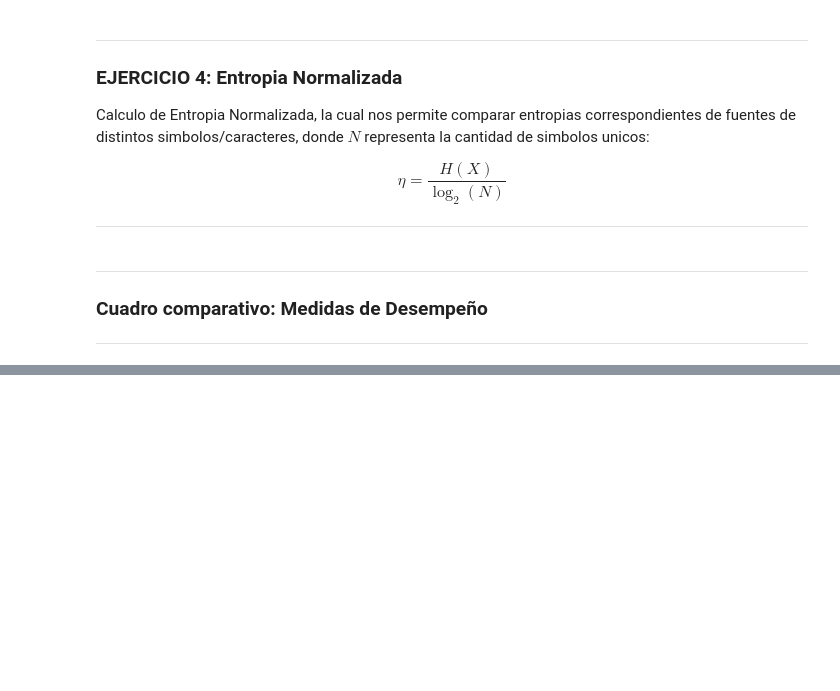
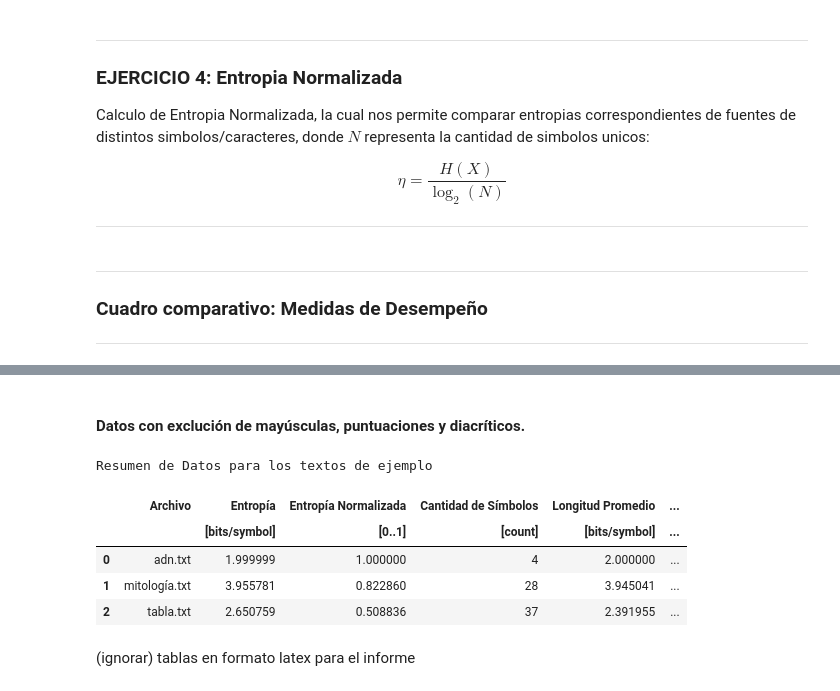
Before and after one commit to agus-pereyra/tp2-inferencia-y-estimacion, a Jupyter notebook: source/main.ipynb, the cells around one changed output, grey strips where cells are left out. Drawn from its saved outputs; the diff is of its cells as text; code cells hidden in the pictures; blank space fills up the shorter version.

```diff
--- a/source/main.ipynb
+++ b/source/main.ipynb
@@ -384 +349,15 @@ Resumen de Datos para los textos de ejemplo
+# %% [markdown]
+#### Datos con **exclución** de mayúsculas, puntuaciones y diacríticos.
+# %%
+df_ignored = get_dataframe(True)
+df_ignored
+# %% [output]
+Resumen de Datos para los textos de ejemplo
+|  | Archivo | Entropía | Entropía Normalizada | Cantidad de Símbolos | Longitud Promedio | ... |
+|  |  | [bits/symbol] | [0..1] | [count] | [bits/symbol] | ... |
+| 0 | adn.txt | 1.999999 | 1.000000 | 4 | 2.000000 | ... |
+| 1 | mitología.txt | 3.955781 | 0.822860 | 28 | 3.945041 | ... |
+| 2 | tabla.txt | 2.650759 | 0.508836 | 37 | 2.391955 | ... |
+# %% [markdown]
+(ignorar) tablas en formato latex para el informe
 # %%
```
Also changed, not shown: parts of 14 cells of this notebook, 4 other files.
